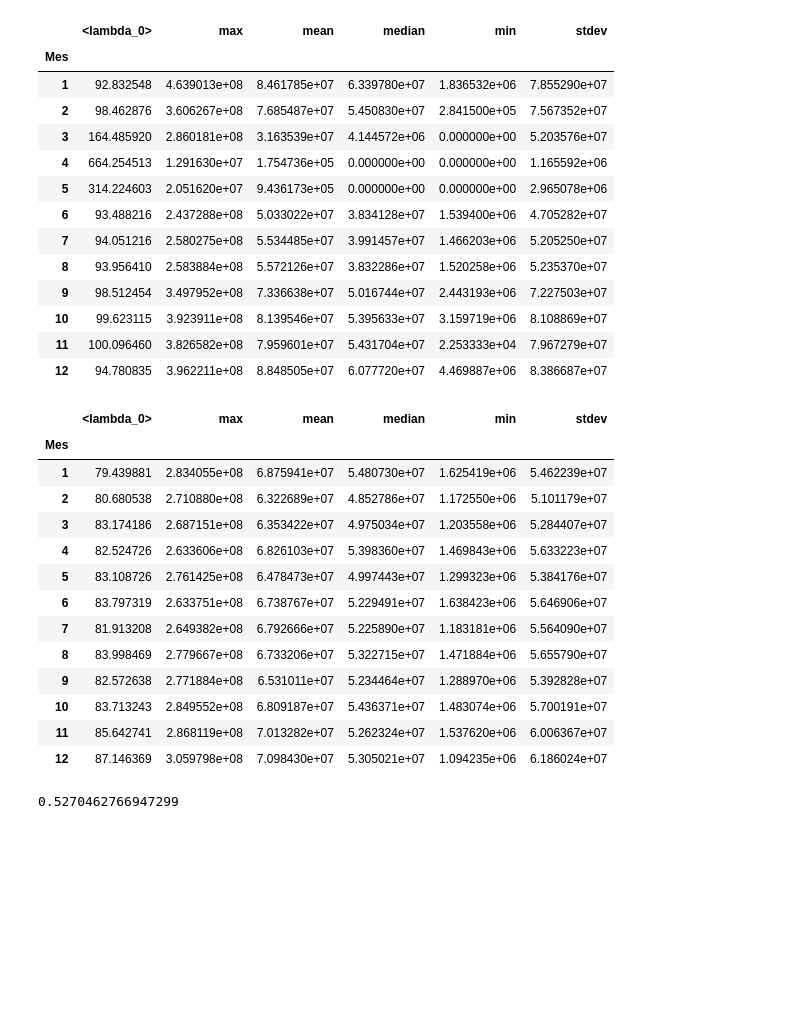
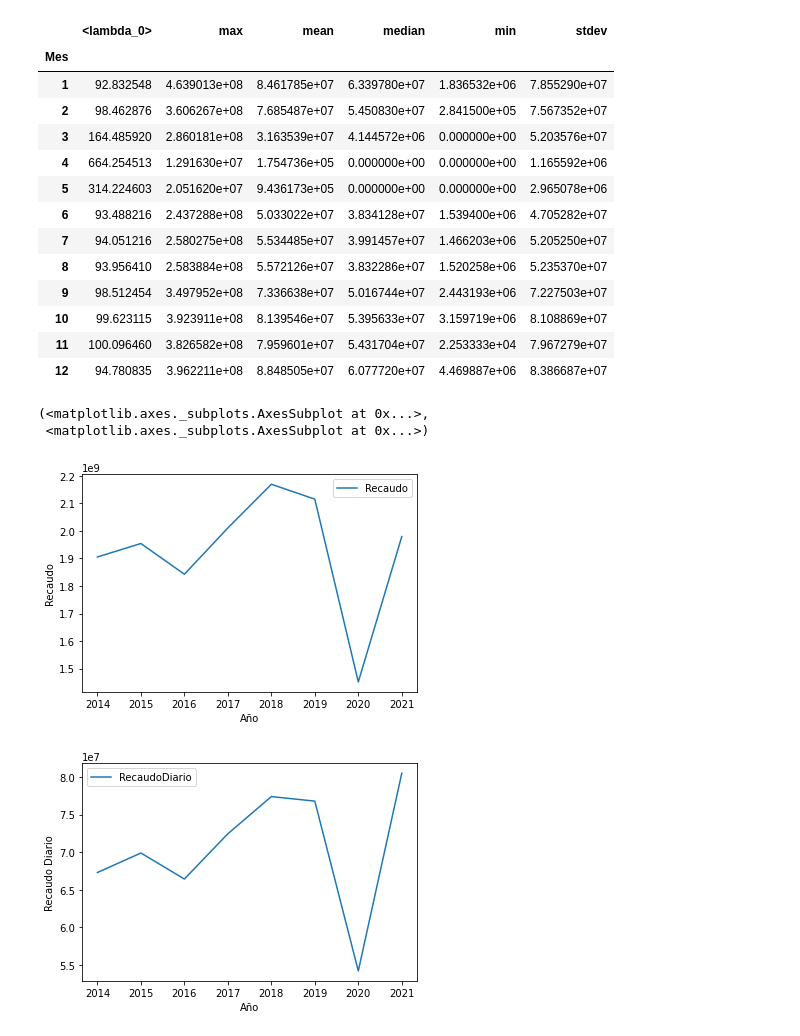
Before and after one commit to Jescobarmora/Python, a Jupyter notebook: Trabajo2.ipynb, the cells around one changed output. Saved outputs shown, nothing was run; the diff lists cells and outputs as text; code cells hidden in the pictures; blank space fills up the shorter version.

```diff
--- a/Trabajo2.ipynb
+++ b/Trabajo2.ipynb
@@ -102,37 +103,23 @@ Ingrese el Año 2020
 | 10 | 99.623115 | 3.923911e+08 | 8.139546e+07 | 5.395633e+07 | 3.159719e+06 | 8.108869e+07 |
 | 11 | 100.096460 | 3.826582e+08 | 7.959601e+07 | 5.431704e+07 | 2.253333e+04 | 7.967279e+07 |
 | 12 | 94.780835 | 3.962211e+08 | 8.848505e+07 | 6.077720e+07 | 4.469887e+06 | 8.386687e+07 |
-# %%
-RecaudoDiario = BASE['Recaudo']/BASE['Días']
-BASE['RecaudoDiario'] = RecaudoDiario
-
-
-Año2014 = BASE[BASE['Año']==2014]
-CV = lambda x: stats.stdev(x)/stats.mean(x)*100
-pd.pivot_table(Año2014 ,values = 'RecaudoDiario', index = 'Mes', aggfunc = (min, max, stats.mean, stats.median, stats.stdev, CV))
-# %% [output]
-|  | <lambda_0> | max | mean | median | min | stdev |
-| Mes |  |  |  |  |  |  |
-| 1 | 79.439881 | 2.834055e+08 | 6.875941e+07 | 5.480730e+07 | 1.625419e+06 | 5.462239e+07 |
-| 2 | 80.680538 | 2.710880e+08 | 6.322689e+07 | 4.852786e+07 | 1.172550e+06 | 5.101179e+07 |
-| 3 | 83.174186 | 2.687151e+08 | 6.353422e+07 | 4.975034e+07 | 1.203558e+06 | 5.284407e+07 |
-| 4 | 82.524726 | 2.633606e+08 | 6.826103e+07 | 5.398360e+07 | 1.469843e+06 | 5.633223e+07 |
-| 5 | 83.108726 | 2.761425e+08 | 6.478473e+07 | 4.997443e+07 | 1.299323e+06 | 5.384176e+07 |
-| 6 | 83.797319 | 2.633751e+08 | 6.738767e+07 | 5.229491e+07 | 1.638423e+06 | 5.646906e+07 |
-| 7 | 81.913208 | 2.649382e+08 | 6.792666e+07 | 5.225890e+07 | 1.183181e+06 | 5.564090e+07 |
-| 8 | 83.998469 | 2.779667e+08 | 6.733206e+07 | 5.322715e+07 | 1.471884e+06 | 5.655790e+07 |
-| 9 | 82.572638 | 2.771884e+08 | 6.531011e+07 | 5.234464e+07 | 1.288970e+06 | 5.392828e+07 |
-| 10 | 83.713243 | 2.849552e+08 | 6.809187e+07 | 5.436371e+07 | 1.483074e+06 | 5.700191e+07 |
-| 11 | 85.642741 | 2.868119e+08 | 7.013282e+07 | 5.262324e+07 | 1.537620e+06 | 6.006367e+07 |
-| 12 | 87.146369 | 3.059798e+08 | 7.098430e+07 | 5.305021e+07 | 1.094235e+06 | 6.186024e+07 |
-# %%
-a=[1, 2, 3, 4, 5]
-
-Prom = stats.mean(a)
-DE = stats.stdev(a)
-CV = DE/Prom
-
-variation(a)
-CV
-# %% [output]
-0.5270462766947299
+# %%
+def sp():
+
+  RecaudoDiario = BASE['Recaudo']/BASE['Días']
+  BASE['RecaudoDiario'] = RecaudoDiario
+
+  R = pd.pivot_table(BASE, values='Recaudo', index= 'Año', aggfunc = 'mean')
+  RP = R.plot(xticks=R.index, ylabel='Recaudo')
+
+  RD = pd.pivot_table(BASE, values='RecaudoDiario', index='Año', aggfunc = 'mean')
+  RDP = RD.plot(xticks=RD.index, ylabel='Recaudo Diario')
+
+  return RP, RDP
+
+sp()
+# %% [output]
+(<matplotlib.axes._subplots.AxesSubplot at 0x...>,
+ <matplotlib.axes._subplots.AxesSubplot at 0x...>)
+[figure, added]
+[figure, added]
```
Also changed, not shown: parts of 2 cells of this notebook.
